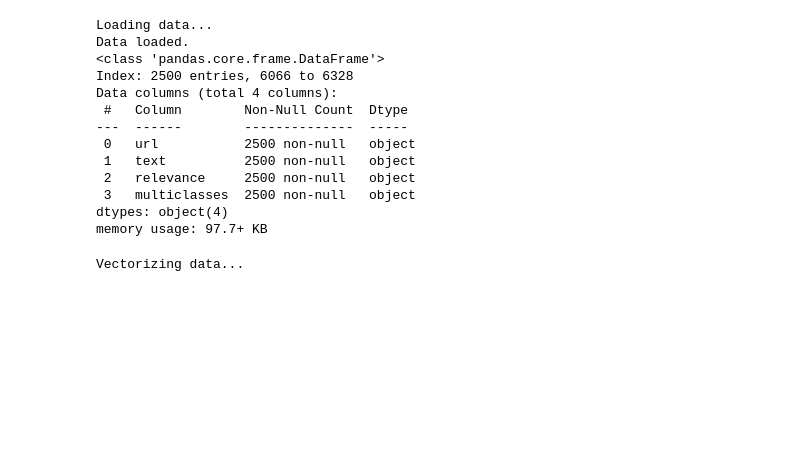
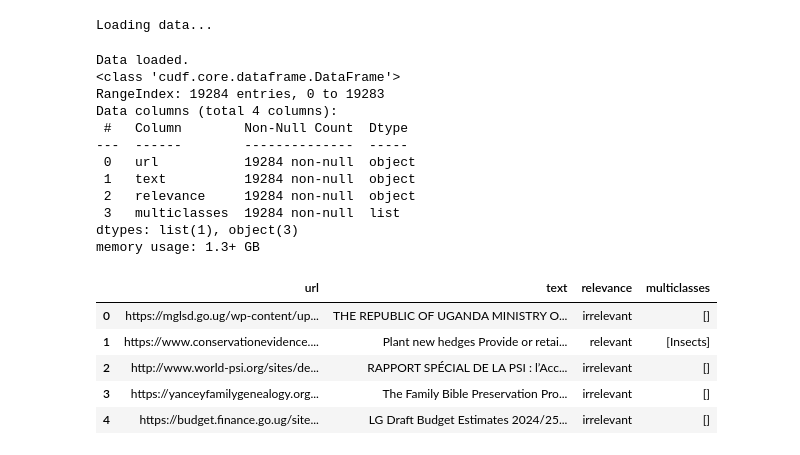
Before and after one commit to ShreyBiswas/GreyLiteratureClassifier, a Jupyter notebook: src/PyTorch/pytorch_regression.ipynb, the cells around one changed output. Drawn from its saved outputs; the diff is of its cells as text; code cells hidden in the pictures; blank space fills up the shorter version.

Commit message:
adding cuml and cudf

```diff
--- a/src/PyTorch/pytorch_regression.ipynb
+++ b/src/PyTorch/pytorch_regression.ipynb
@@ -4,39 +7,44 @@ from tqdm.notebook import tqdm,trange
 # %%
 def import_labelled_data(path="data/labelled/data.json", group_relevant=True):
     data = pd.read_json(path, encoding="latin-1")
     if group_relevant:
         data["class"] = data["class"].apply(
             lambda x: "relevant" if x != "irrelevant" else x
         )
     return data
 
 
 print("Loading data...")
 
 data = import_labelled_data(
     path="../../data/level-0.5/data.json", group_relevant=False
 )
 
 print("Data loaded.")
 
 data = data.sample(frac=1).reset_index(drop=True)
 
-data = data.sample(2500)
-
-
+# data = data.sample(2500)
 
 data.info()
+data.head()
 # %% [output]
 Loading data...
-Data loaded.
-<class 'pandas.core.frame.DataFrame'>
-Index: 2500 entries, 6066 to 6328
-Data columns (total 4 columns):
- #   Column        Non-Null Count  Dtype
----  ------        --------------  -----
- 0   url           2500 non-null   object
- 1   text          2500 non-null   object
- 2   relevance     2500 non-null   object
- 3   multiclasses  2500 non-null   object
-dtypes: object(4)
-memory usage: 97.7+ KB
+Data loaded.
+<class 'cudf.core.dataframe.DataFrame'>
+RangeIndex: 19284 entries, 0 to 19283
+Data columns (total 4 columns):
+ #   Column        Non-Null Count  Dtype
+---  ------        --------------  -----
+ 0   url           19284 non-null  object
+ 1   text          19284 non-null  object
+ 2   relevance     19284 non-null  object
+ 3   multiclasses  19284 non-null  list
+dtypes: list(1), object(3)
+memory usage: 1.3+ GB
+|  | url | text | relevance | multiclasses |
+| 0 | https://mglsd.go.ug/wp-content/up... | THE REPUBLIC OF UGANDA MINISTRY O... | irrelevant | [] |
+| 1 | https://www.conservationevidence.... | Plant new hedges Provide or retai... | relevant | [Insects] |
+| 2 | http://www.world-psi.org/sites/de... | RAPPORT SPÉCIAL DE LA PSI : l’Acc... | irrelevant | [] |
+| 3 | https://yanceyfamilygenealogy.org... | The Family Bible Preservation Pro... | irrelevant | [] |
+| 4 | https://budget.finance.go.ug/site... | LG Draft Budget Estimates 2024/25... | irrelevant | [] |
@@ -47,11 +62,8 @@ xTrain, xTest, yTrain, yTest = train_test_split(data["text"], data["relevance"],
 # %%
-from sklearn.feature_extraction.text import CountVectorizer
+# from sklearn.feature_extraction.text import HashingVectorizer
+from cuml.feature_extraction.text import HashingVectorizer
 
-print("Vectorizing data...")
-
-vectorizer = CountVectorizer(
+vectorizer = HashingVectorizer(
     stop_words="english"
 )
-# %% [output]
-Vectorizing data...
 # %%
```
Also changed, not shown: parts of 30 cells of this notebook, 12 other files.
